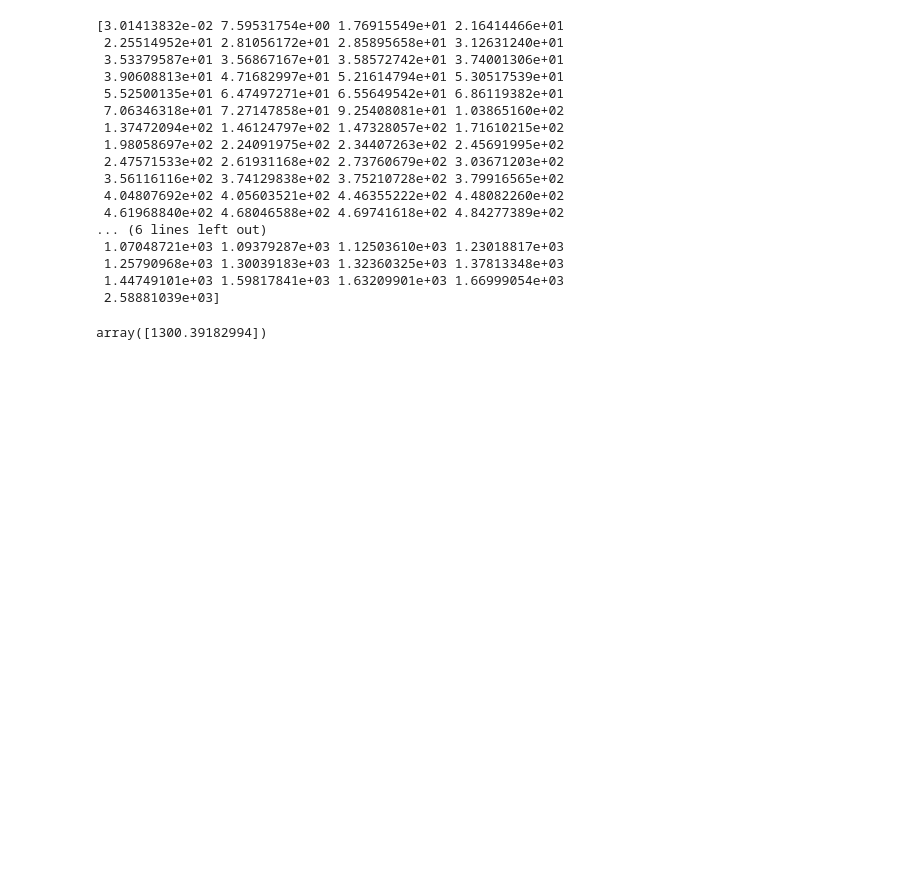
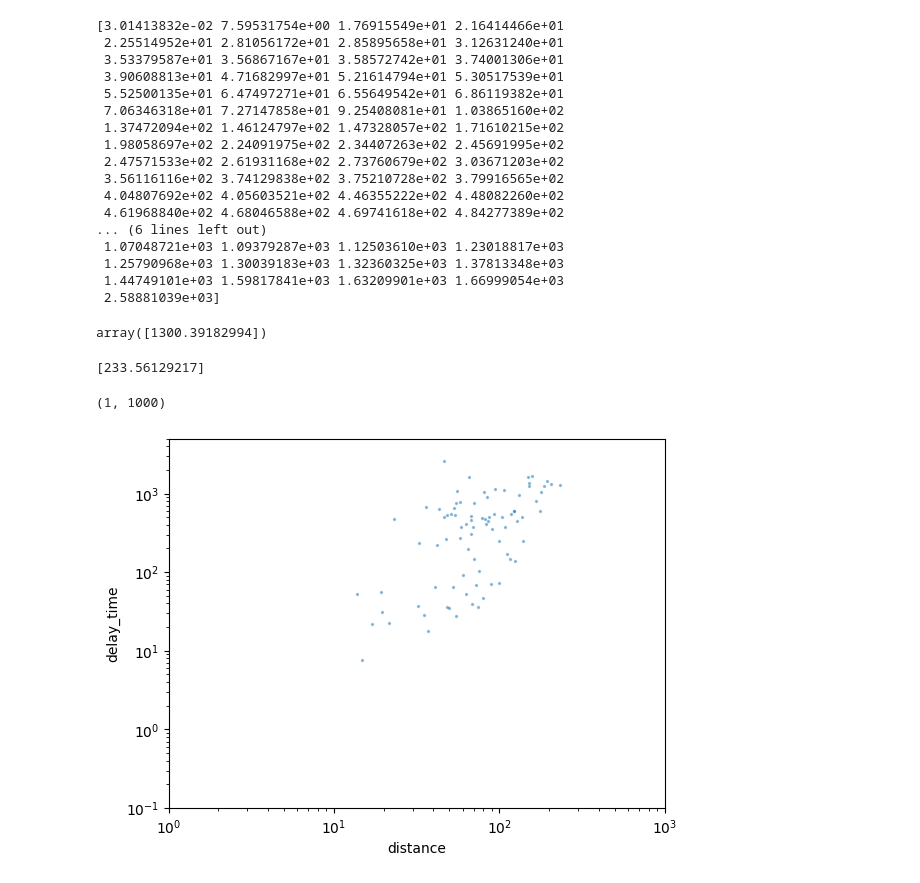
Before and after one commit to rishibbdb/TPN_DeV, a Jupyter notebook: dev/notebooks/investigate_into_noise_weights.ipynb, the cells around one changed output. Cells and saved outputs as stored; diff of their text form; code cells hidden in the pictures; blank space fills up the shorter version.

```diff
--- a/dev/notebooks/investigate_into_noise_weights.ipynb
+++ b/dev/notebooks/investigate_into_noise_weights.ipynb
@@ -97,6 +127,9 @@ plt.xlim([0.1, 10**3])
 # %%
 first_hit_times = fitting_event_data[:, 3]
 delay_time = first_hit_times - (geo_time + centered_track_time)
+# %%
+track_dir_xyz = get_xyz_from_zenith_azimuth(track_src)
+dists = closest_distance_dom_track_v(fitting_event_data[:, :3], centered_track_pos, track_dir_xyz)
 # %%
 print(np.sort(delay_time))
 # %% [output]
@@ -122,2 +155,19 @@ np.sort(delay_time[predicted_charge < 0.02])
 # %% [output]
 array([1300.39182994])
+# %%
+print(dists[predicted_charge < 0.05])
+# %% [output]
+[233.56129217]
+# %%
+fig, ax = plt.subplots()
+plt.scatter(dists, delay_time, s=2, alpha=0.4)
+plt.scatter(dists, -delay_time, s=2, alpha=0.4)
+plt.xlabel('distance')
+plt.ylabel('delay_time')
+plt.yscale('log')
+plt.xscale('log')
+plt.ylim([0.1, 5*10**3])
+plt.xlim([1, 10**3])
+# %% [output]
+(1, 1000)
+[figure, added]
```
Also changed, not shown: parts of 7 cells of this notebook, 4 other files.
